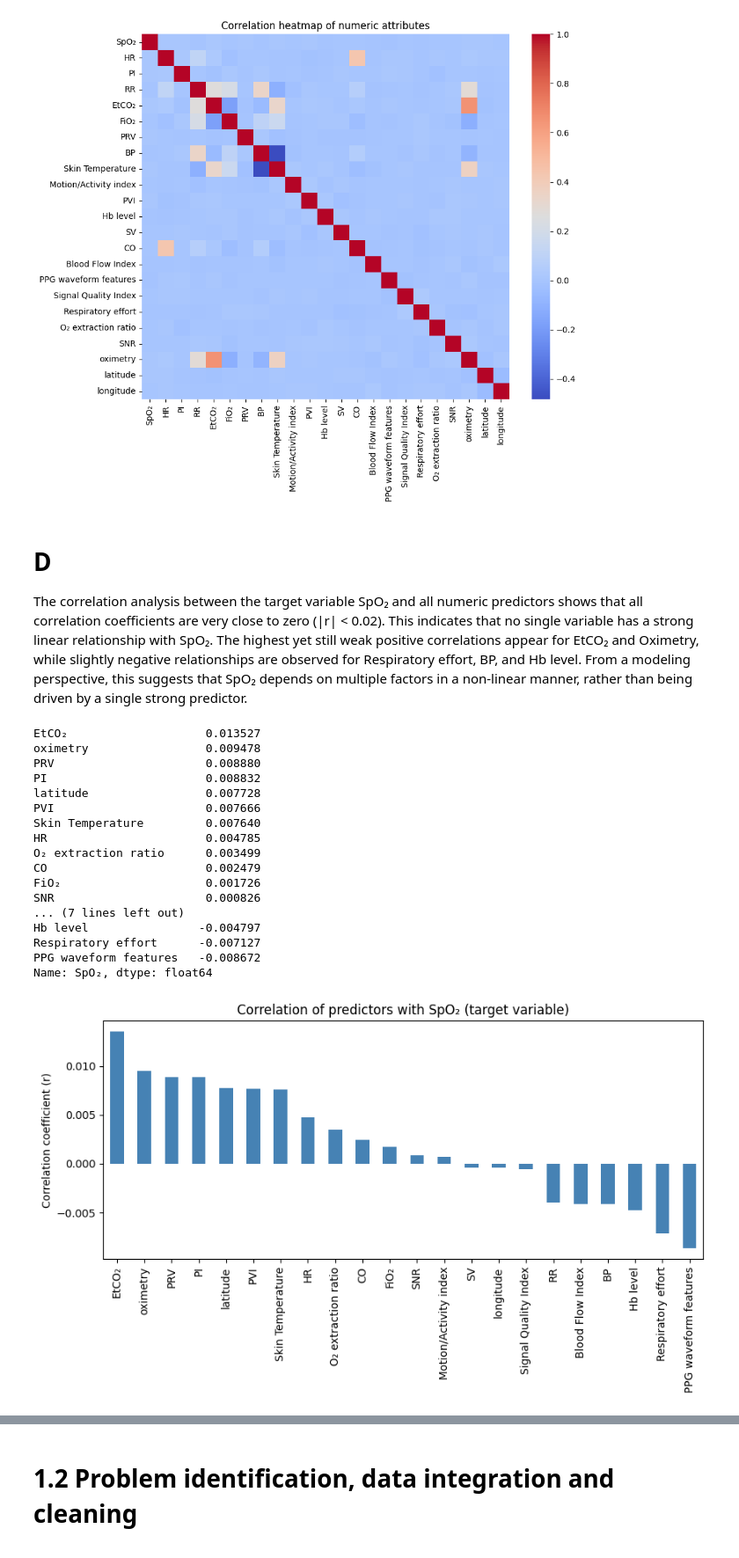
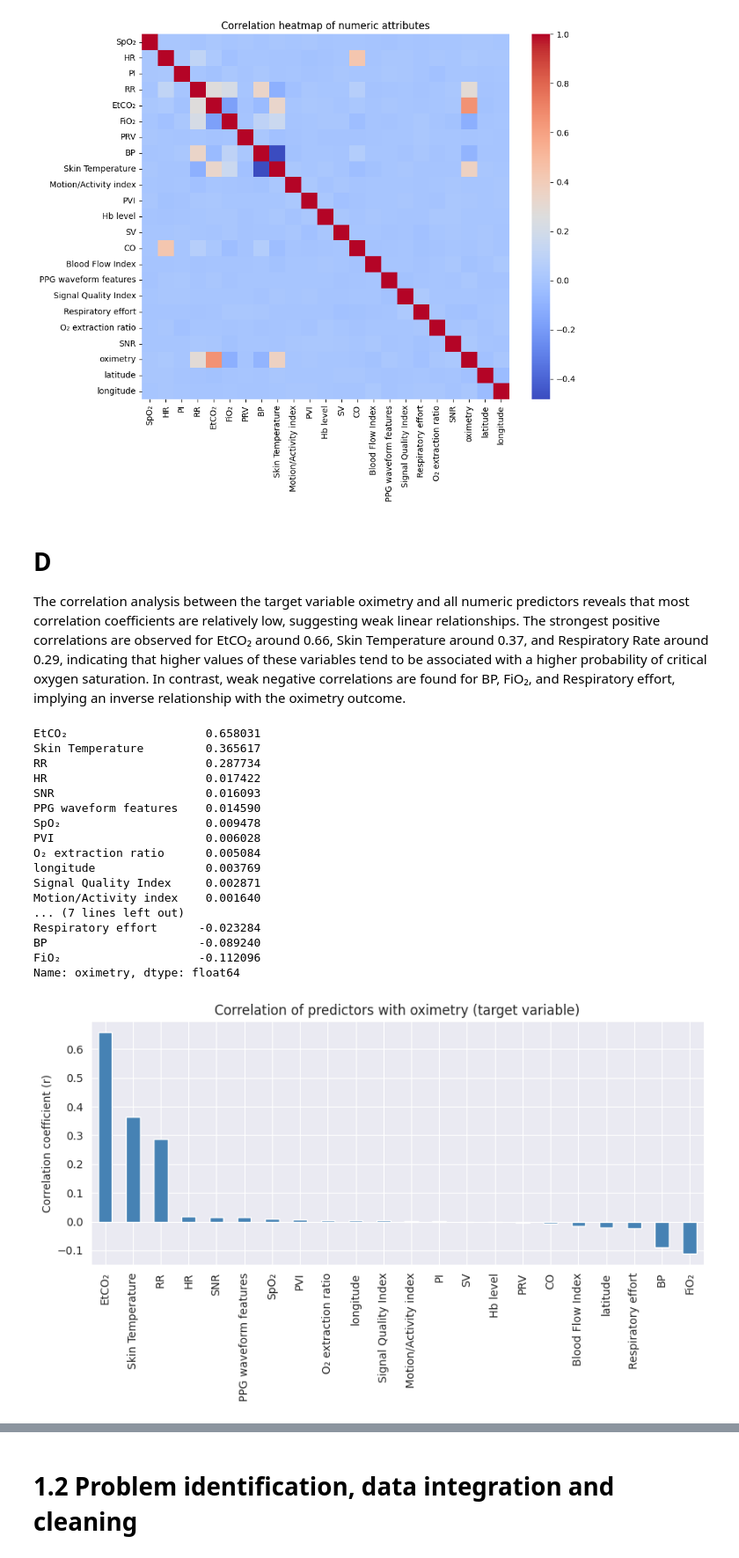
Before and after one commit to Michal2684/IUA-project, a Jupyter notebook: project.ipynb, the cells around one changed output, grey strips where cells are left out. Shown at 88% size. Drawn from its saved outputs; the diff is of its cells as text; code cells hidden in the pictures.

Commit message:
changed to oximetry

```diff
--- a/project.ipynb
+++ b/project.ipynb
@@ -238,42 +238,41 @@ plt.show()
 [figure]
 # %% [markdown]
 # D
-The correlation analysis between the target variable SpO₂ and all numeric predictors shows that all correlation coefficients are very close to zero (|r| < 0.02).
-This indicates that no single variable has a strong linear relationship with SpO₂.
-The highest yet still weak positive correlations appear for EtCO₂ and Oximetry, while slightly negative relationships are observed for Respiratory effort, BP, and Hb level.
-From a modeling perspective, this suggests that SpO₂ depends on multiple factors in a non-linear manner, rather than being driven by a single strong predictor.
+The correlation analysis between the target variable oximetry and all numeric predictors reveals that most correlation coefficients are relatively low, suggesting weak linear relationships.
+The strongest positive correlations are observed for EtCO₂ around 0.66, Skin Temperature around 0.37, and Respiratory Rate around 0.29, indicating that higher values of these variables tend to be associated with a higher probability of critical oxygen saturation.
+In contrast, weak negative correlations are found for BP, FiO₂, and Respiratory effort, implying an inverse relationship with the oximetry outcome.
 # %%
-target = "SpO₂"
+target = "oximetry"
 predictors = [v for v in num_df.columns if v != target]
 
 target_corr = num_df[predictors + [target]].corr()[target].drop(target).sort_values(ascending=False)
 target_corr
 # %% [output]
-EtCO₂                    0.013527
-oximetry                 0.009478
-PRV                      0.008880
-PI                       0.008832
-latitude                 0.007728
-PVI                      0.007666
-Skin Temperature         0.007640
-HR                       0.004785
-O₂ extraction ratio      0.003499
-CO                       0.002479
-FiO₂                     0.001726
-SNR                      0.000826
+EtCO₂                    0.658031
+Skin Temperature         0.365617
+RR                       0.287734
+HR                       0.017422
+SNR                      0.016093
+PPG waveform features    0.014590
+SpO₂                     0.009478
+PVI                      0.006028
+O₂ extraction ratio      0.005084
+longitude                0.003769
+Signal Quality Index     0.002871
+Motion/Activity index    0.001640
 ... (7 lines left out)
-Hb level                -0.004797
-Respiratory effort      -0.007127
-PPG waveform features   -0.008672
-Name: SpO₂, dtype: float64
+Respiratory effort      -0.023284
+BP                      -0.089240
+FiO₂                    -0.112096
+Name: oximetry, dtype: float64
 # %%
 plt.figure(figsize=(10,4))
 target_corr.plot(kind="bar", color="steelblue")
-plt.title("Correlation of predictors with SpO₂ (target variable)")
+plt.title("Correlation of predictors with oximetry (target variable)")
 plt.ylabel("Correlation coefficient (r)")
 plt.show()
 # %% [output]
-[figure, old version]
+[figure, new version]
 # %% [markdown]
 # E
 
```
Also changed, not shown: parts of 1 cell of this notebook.
